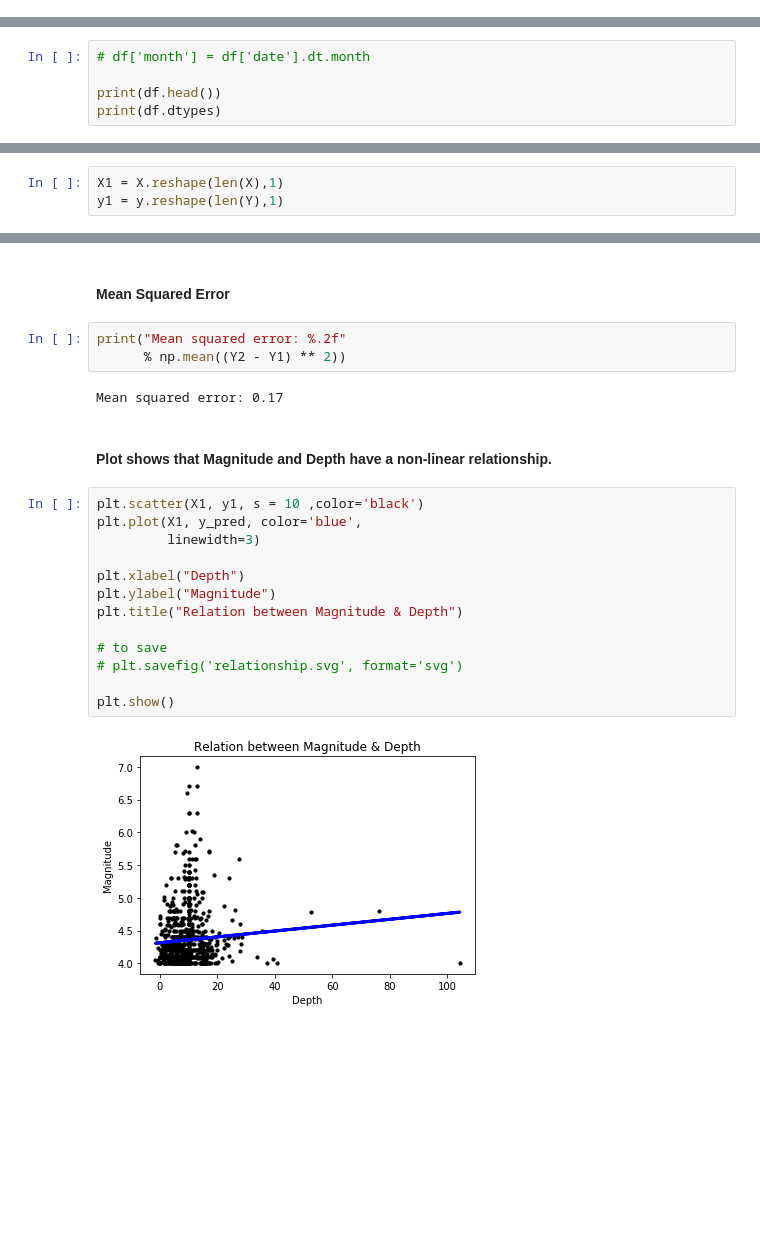
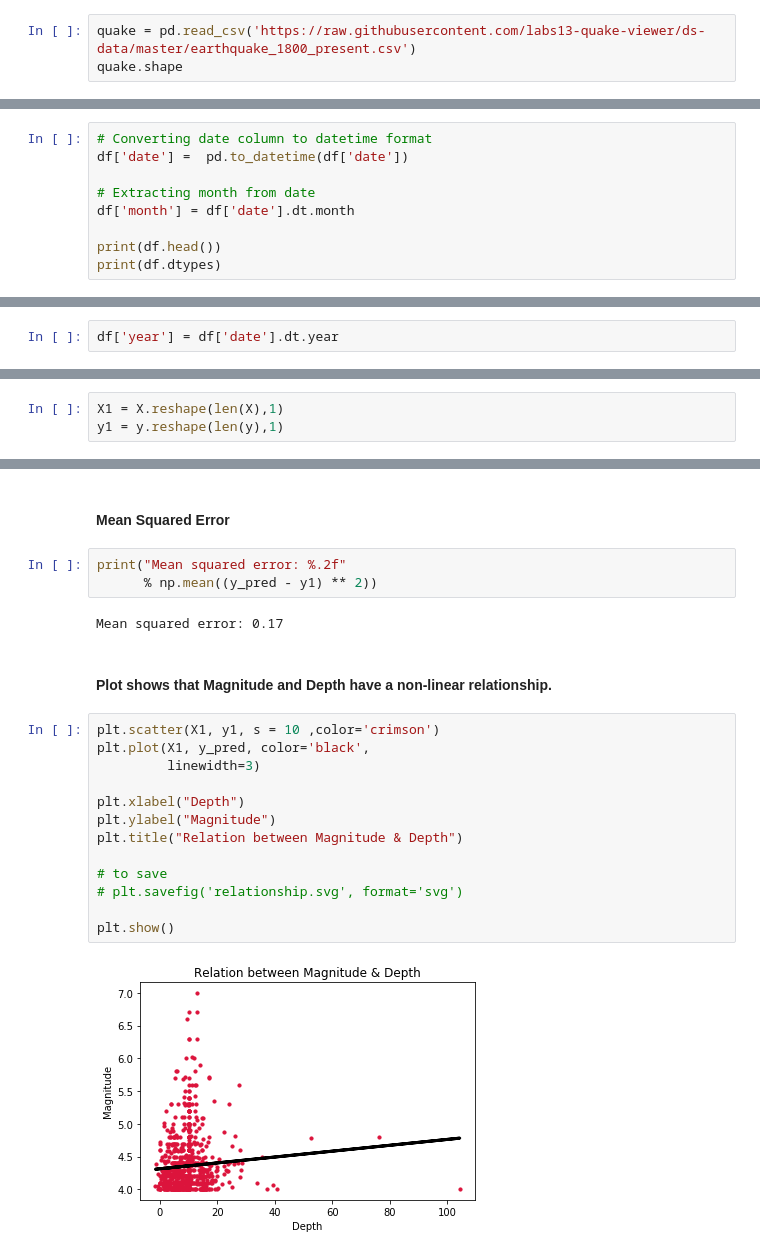
Before and after one commit to labs13-quake-viewer/ds-notebooks, a Jupyter notebook: Earthquake Analysis.ipynb, the cells around one changed output, grey strips where cells are left out. Saved outputs shown, nothing was run; the diff lists cells and outputs as text; blank space fills up the shorter version.

```diff
--- a/Earthquake Analysis.ipynb
+++ b/Earthquake Analysis.ipynb
@@ -22,0 +18,3 @@ quake.shape
+# %%
+quake = pd.read_csv('https://raw.githubusercontent.com/labs13-quake-viewer/ds-data/master/earthquake_1800_present.csv')
+quake.shape
@@ -218,7 +221,11 @@ quake_map
 # %% [output]
 [interactive output not drawn]
 # %%
-# df['month'] = df['date'].dt.month
+# Converting date column to datetime format
+df['date'] =  pd.to_datetime(df['date'])
+
+# Extracting month from date
+df['month'] = df['date'].dt.month
 
 print(df.head())
 print(df.dtypes)
@@ -287,3 +295,5 @@ plt.ylabel('Frequency')
 plt.show()
 # %% [output]
 [figure]
+# %%
+df['year'] = df['date'].dt.year
@@ -332,7 +383,7 @@ y = quake['mag'].values[1:1000]
 #### Since sklearn does not accept 1-d arrays, reshaping the data to matrix form with 1 column and n rows.
 # %%
 X1 = X.reshape(len(X),1)
-y1 = y.reshape(len(Y),1)
+y1 = y.reshape(len(y),1)
 # %%
 lr = linear_model.LinearRegression()
 lr.fit(X1, y1)
@@ -346,23 +397,23 @@ y_pred = lr.predict(X1)
 #### Mean Squared Error
 # %%
 print("Mean squared error: %.2f"
-      % np.mean((Y2 - Y1) ** 2))
+      % np.mean((y_pred - y1) ** 2))
 # %% [output]
 Mean squared error: 0.17
 # %% [markdown]
 #### Plot shows that Magnitude and Depth have a non-linear relationship.
 # %%
-plt.scatter(X1, y1, s = 10 ,color='black')
-plt.plot(X1, y_pred, color='blue',
+plt.scatter(X1, y1, s = 10 ,color='crimson')
+plt.plot(X1, y_pred, color='black',
          linewidth=3)
 
 plt.xlabel("Depth")
 plt.ylabel("Magnitude")
 plt.title("Relation between Magnitude & Depth")
 
 # to save
 # plt.savefig('relationship.svg', format='svg')
 
 plt.show()
 # %% [output]
-[figure, old version]
+[figure, new version]
```
Also changed, not shown: parts of 7 cells of this notebook, 4 other files.
